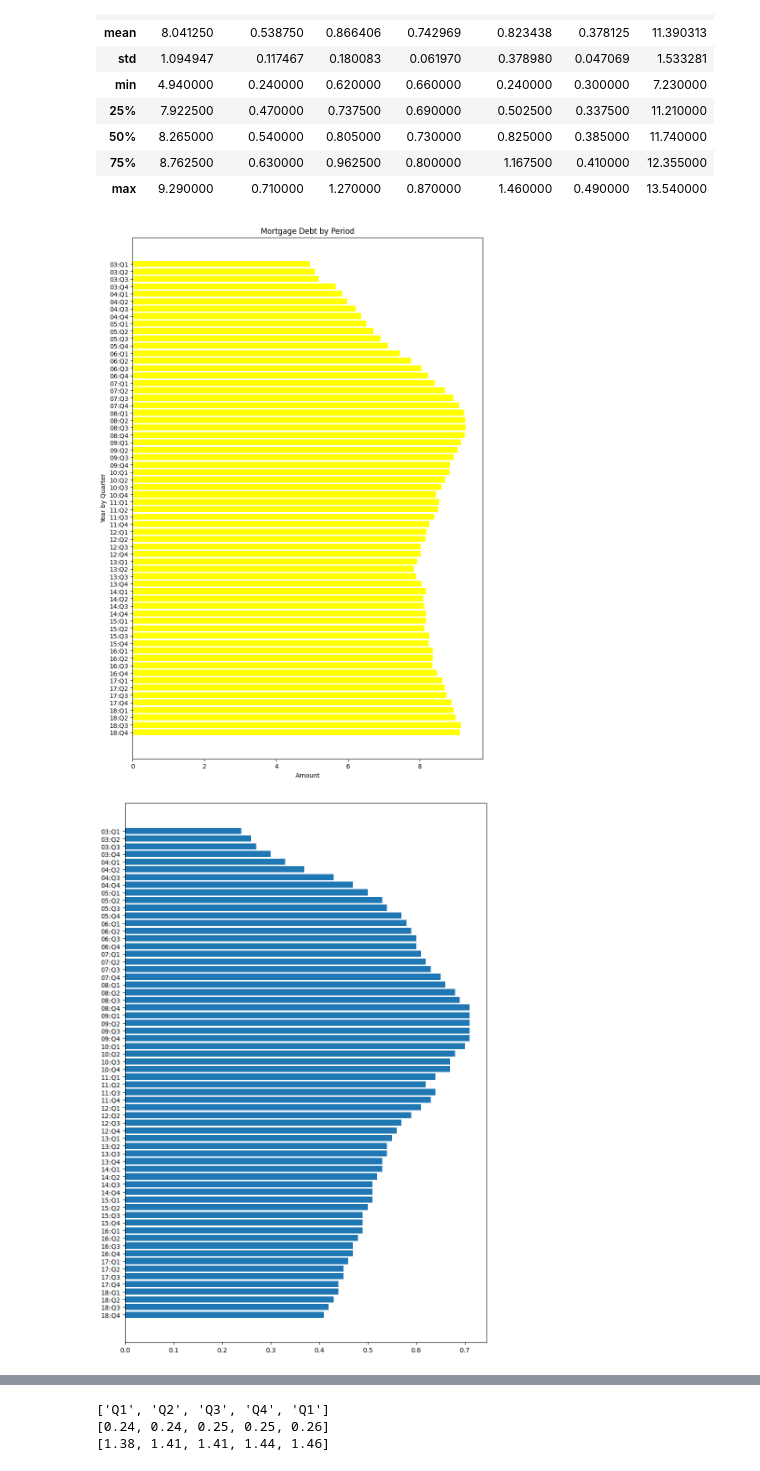
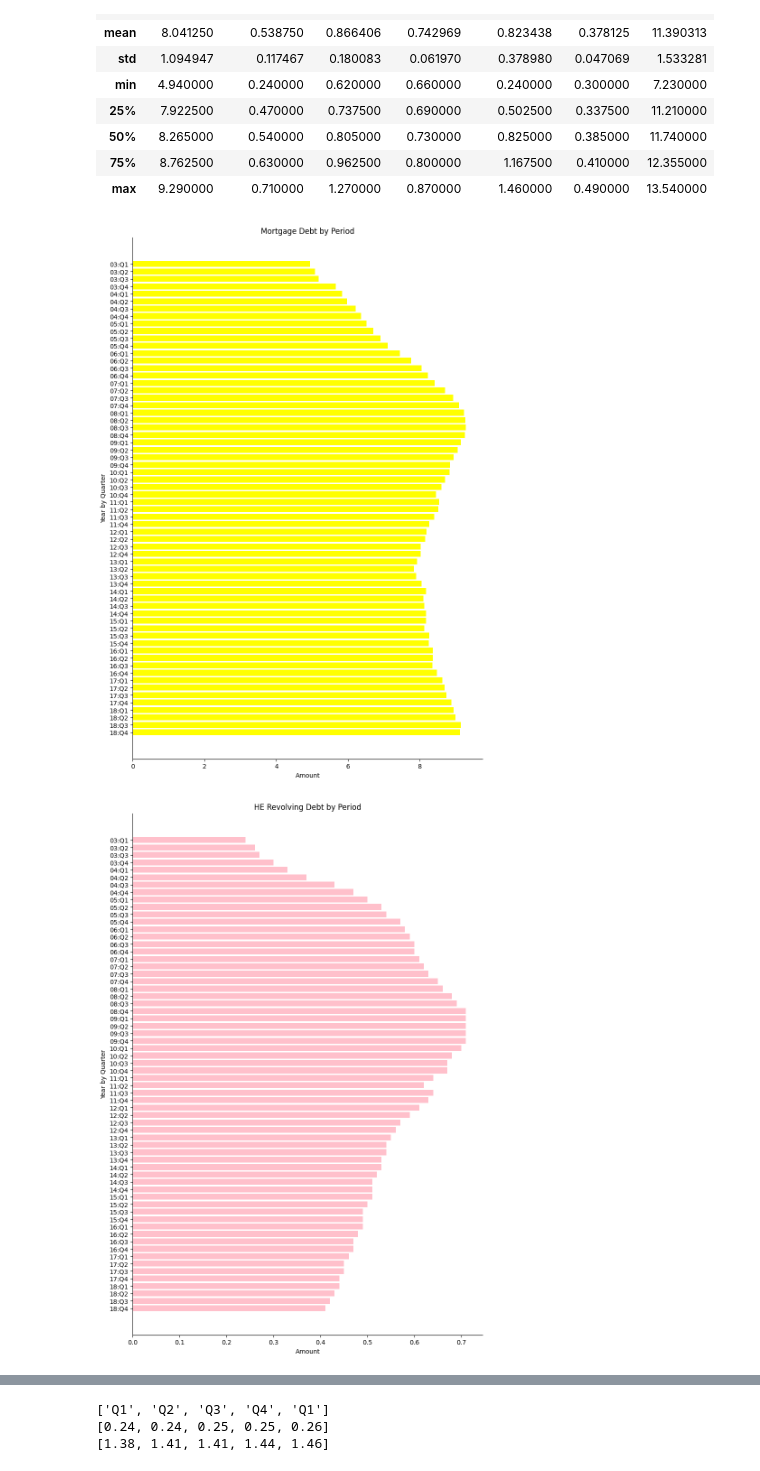
Before and after one commit to adinsa1/Data110, a Jupyter notebook: ProjectOne.ipynb, the cells around one changed output, grey strips where cells are left out. Cells and saved outputs as stored; diff of their text form; code cells hidden in the pictures.

```diff
--- a/ProjectOne.ipynb
+++ b/ProjectOne.ipynb
@@ -69,18 +69,27 @@ plt.barh(sorted_df['Period'],sorted_df['Mortgage'], color = 'yellow')
 plt.title('Mortgage Debt by Period')
 plt.xlabel('Amount')
 plt.ylabel('Year by Quarter')
+ax=plt.gca()
+ax.spines['top'].set_visible(False)
+ax.spines['right'].set_visible(False)
 plt.show()
 # %% [output]
-[figure, old version]
+[figure, new version]
 # %%
 
 # Plot Bar Graph of HE Revolving by Period
 plt.figure(figsize=(10, 15))
 sorted_df = df.sort_values(by='Period',ascending=False)
-plt.barh(sorted_df['Period'],sorted_df['HE Revolving'])
+plt.barh(sorted_df['Period'],sorted_df['HE Revolving'], color = 'pink')
+plt.title('HE Revolving Debt by Period')
+plt.xlabel('Amount')
+plt.ylabel('Year by Quarter')
+ax=plt.gca()
+ax.spines['top'].set_visible(False)
+ax.spines['right'].set_visible(False)
 plt.show()
 # %% [output]
-[figure, old version]
+[figure, new version]
 # %%
 
 # Plot Bar Graph of Period and Auto Loan
```
Also changed, not shown: parts of 3 cells of this notebook.
